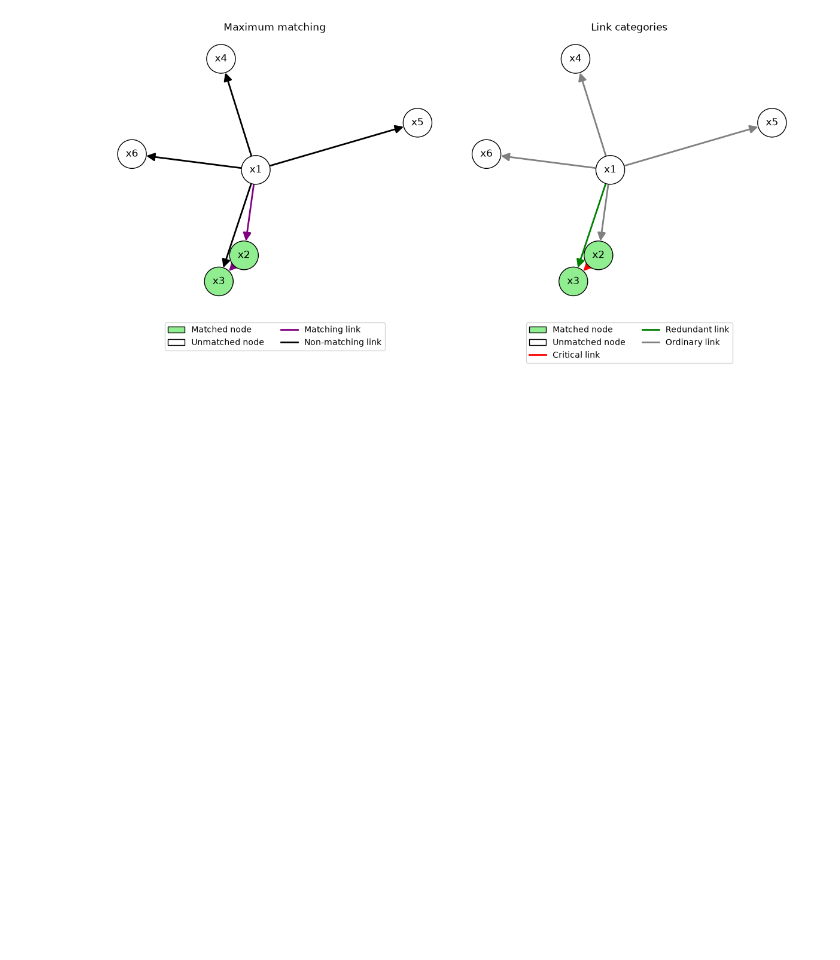
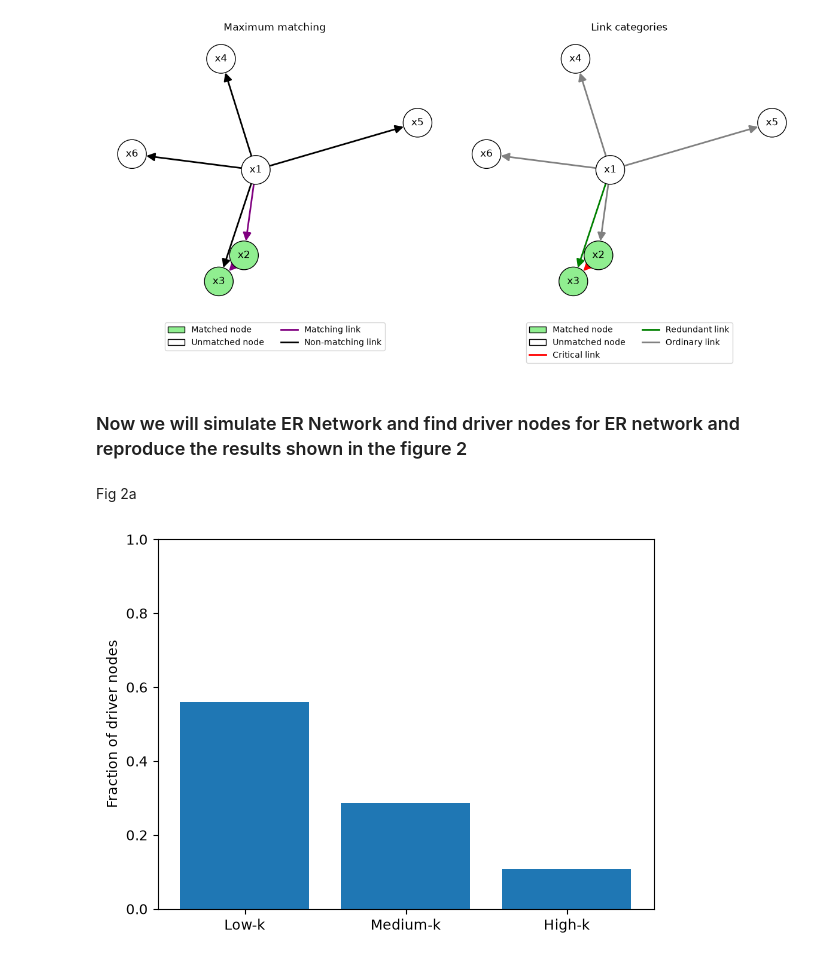
Before and after one commit to ExploringCodes/Controllability-of-Complex-Networks-Replication, a Jupyter notebook: Experiments_on_paper.ipynb, the cells around one changed output. Cells and saved outputs as stored; diff of their text form; code cells hidden in the pictures; blank space fills up the shorter version.

```diff
--- a/Experiments_on_paper.ipynb
+++ b/Experiments_on_paper.ipynb
@@ -411,3 +411,42 @@ edges = [("x1","x2"),("x1","x3"),("x2","x3"),("x1","x6"),("x1","x5"),('x1','x4')
 plot_complete_network_graph(edges)
 # %% [output]
 [figure]
+# %% [markdown]
+### Now we will simulate ER Network and find driver nodes for ER network and reproduce the results shown in the figure 2
+# %% [markdown]
+Fig 2a
+# %%
+def erdos_renyi_network(N, k_avg):
+    """Generate a directed Erdos-Renyi network with expected average total degree k_avg."""
+    p = k_avg / (2 * (N - 1))
+    return nx.gnp_random_graph(N, p, directed=True)
+# %%
+er_network = erdos_renyi_network(N= 10**4, k_avg = 3)
+
+# consider the isolated nodes as well, so we pass the nodes to the function
+results=get_matching_nodes(edges = er_network.edges(), nodes = er_network.nodes())
+driver_nodes = results["driver_nodes"]
+
+# sort the nodes by their degree
+nodes = sorted(er_network.nodes(), key=lambda node: er_network.degree(node))
+
+size = len(nodes)//3
+low_k = nodes[:size]
+medium_k = nodes[size:2*size]
+high_k = nodes[2*size:]
+
+# find the fraction of driver nodes in each group
+fractions = []
+for group  in [low_k, medium_k, high_k]:
+   count = 0
+   for node in group :
+      if node in driver_nodes:
+         count += 1
+   fractions.append(count/len(group))
+
+plt.bar(["Low-k", "Medium-k", "High-k"], fractions)
+plt.ylabel("Fraction of driver nodes")
+plt.ylim(0, 1)
+plt.show()
+# %% [output]
+[figure, added]
```
Also changed, not shown: parts of 4 cells of this notebook.
